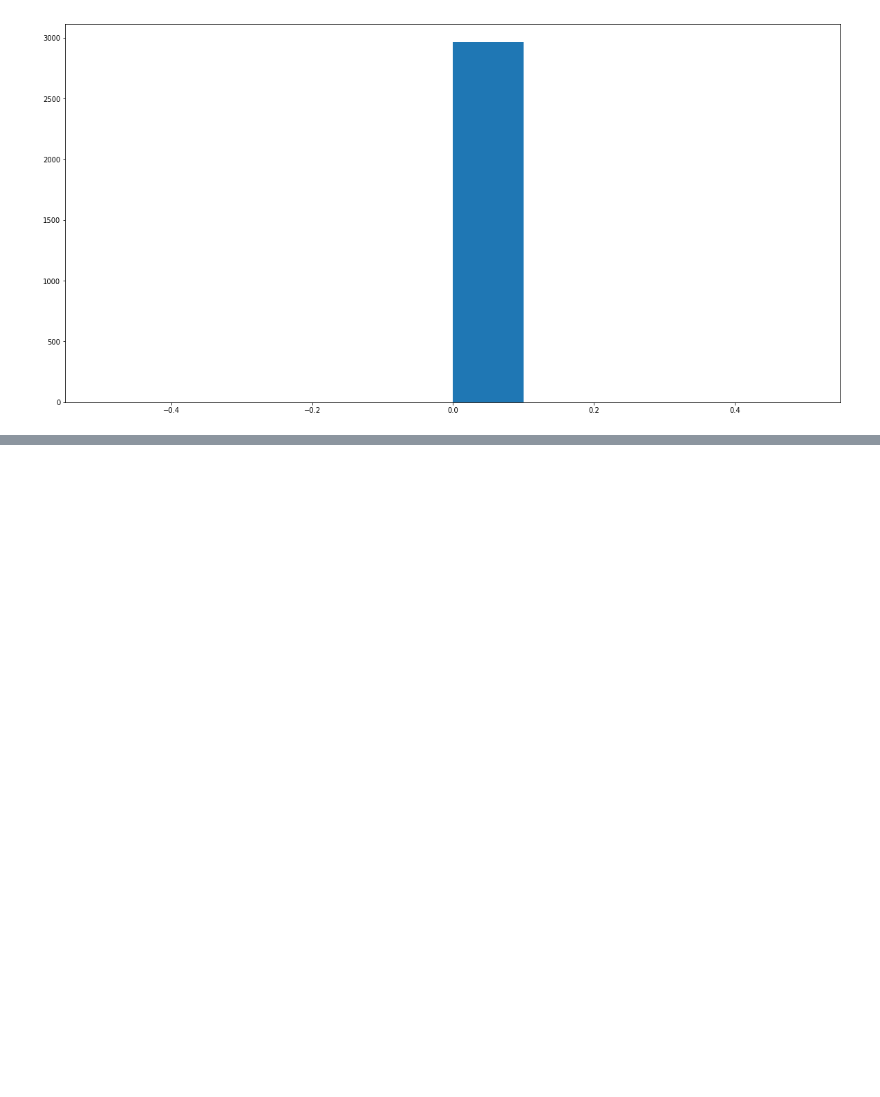
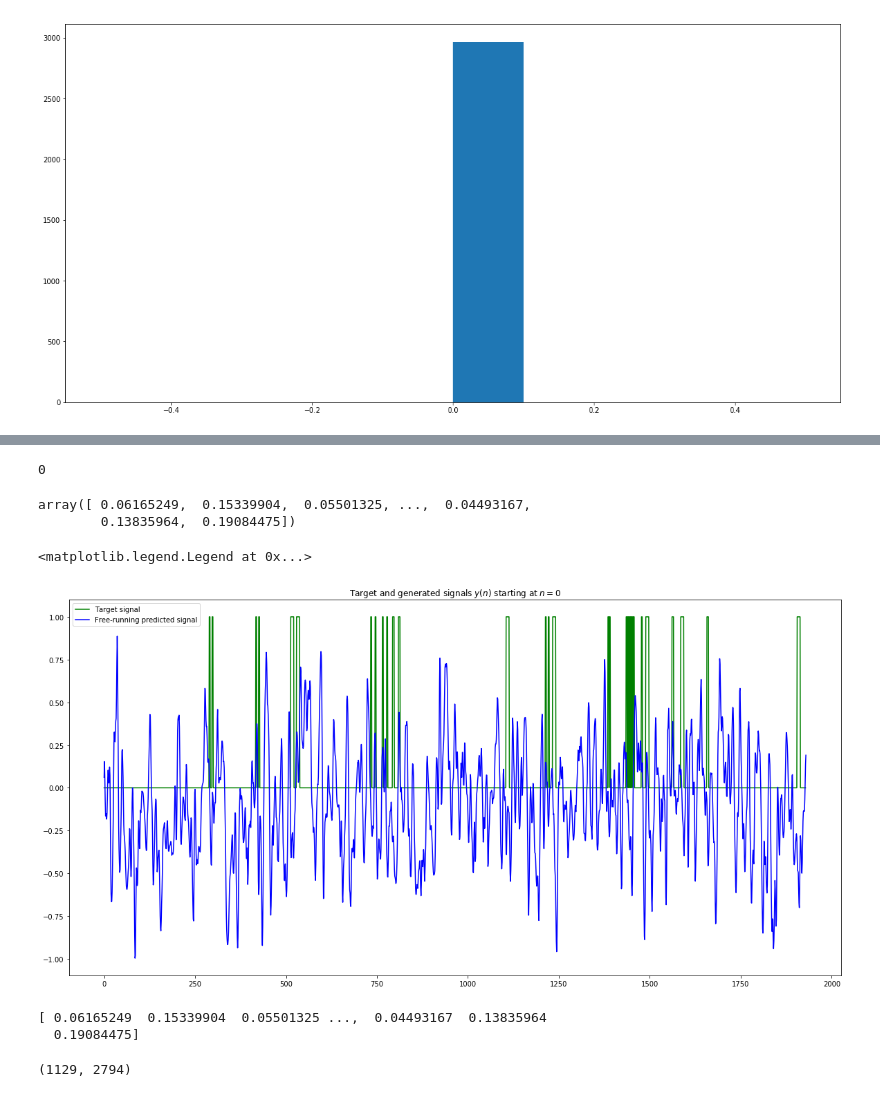
Before and after one commit to AzisK/Music-experiment, a Jupyter notebook: readNotes.ipynb, the cells around one changed output, grey strips where cells are left out. Cells and saved outputs as stored; diff of their text form; code cells hidden in the pictures; blank space fills up the shorter version.

```diff
--- a/readNotes.ipynb
+++ b/readNotes.ipynb
@@ -197,0 +240,8 @@ toMidi()
+# %%
+# Allocated memory for the design (collected states) matrix
+X = np.zeros((1 + inSize + resSize, trainLen - initLen))
+print('X shape: {}'.format(X.shape))
+
+# Set the corresponding target matrix directly
+Yt = data[initLen + 1 : trainLen + 1]
+print('Yt shape: {}'.format(Yt.shape))
@@ -197,0 +251,10 @@ toMidi()
+# %%
+# Run the reservoir with the data and collect X
+x = np.zeros((resSize, 1))
+
+for t in range(trainLen):
+#     u = data[t][:][np.newaxis].T
+    u = data[t][:].reshape(-1, 1)
+    x = (1 - a) * x + a * np.tanh( np.dot( Win, np.vstack((1, u)) ) + np.dot( W, x ) )
+    if t >= initLen:
+        X[:, t - initLen] = np.vstack((1, u, x))[:, 0]
@@ -197,0 +269,20 @@ toMidi()
+# %%
+# train the output
+reg = 1e+1  # regularization coefficient
+X_T = X.T
+Wout = np.dot( np.dot(Yt.T, X_T), lin.inv( np.dot(X, X_T) + reg * np.eye(1 + inSize + resSize)))
+# Wout = dot( Yt, linalg.pinv(X) )
+# %%
+# run the trained ESN in a generative mode. no need to initialize here,
+# because x is initialized with training data and we continue from there.
+Y = np.zeros((outSize, testLen))
+
+u = data[trainLen].reshape(-1, 1)
+for t in range(testLen):
+    x = (1 - a) * x + a * np.tanh( np.dot( Win, np.vstack((1, u)) ) + np.dot(W, x) )
+    y = np.dot( Wout, np.vstack((1, u, x)) )
+    Y[:,t] = y.T
+    # generative mode:
+    u = y
+    ## this would be a predictive mode:
+    #u = data[trainLen+t+1]
@@ -197,0 +307,28 @@ toMidi()
+# %%
+data[trainLen + 1 : trainLen + testLen + 1][:,60][100]
+# %% [output]
+0
+# %%
+Y.T[:,50]
+# %% [output]
+array([ 0.06165249,  0.15339904,  0.05501325, ...,  0.04493167,
+        0.13835964,  0.19084475])
+# %%
+# plot some signals
+plt.figure(1).clear()
+plt.plot( data[trainLen + 1 : trainLen + testLen + 1][:,50], 'g' )
+plt.plot( Y.T[:,50], 'b' )
+plt.title('Target and generated signals $y(n)$ starting at $n=0$')
+plt.legend(['Target signal', 'Free-running predicted signal'])
+# %% [output]
+<matplotlib.legend.Legend at 0x...>
+[figure, added]
+# %%
+print(str(Y[50]))
+# %% [output]
+[ 0.06165249  0.15339904  0.05501325 ...,  0.04493167  0.13835964
+  0.19084475]
+# %%
+X.shape
+# %% [output]
+(1129, 2794)
```
Also changed, not shown: parts of 25 cells of this notebook, 1 other file.
